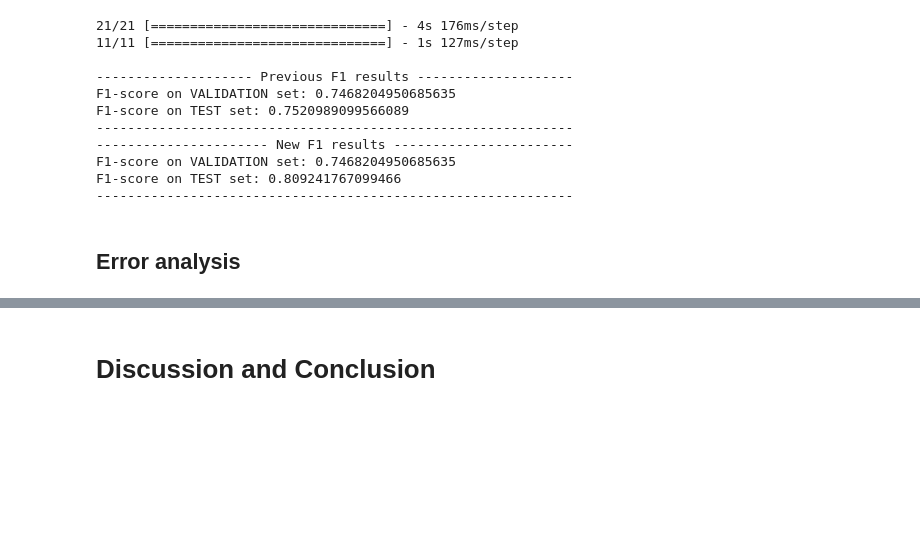
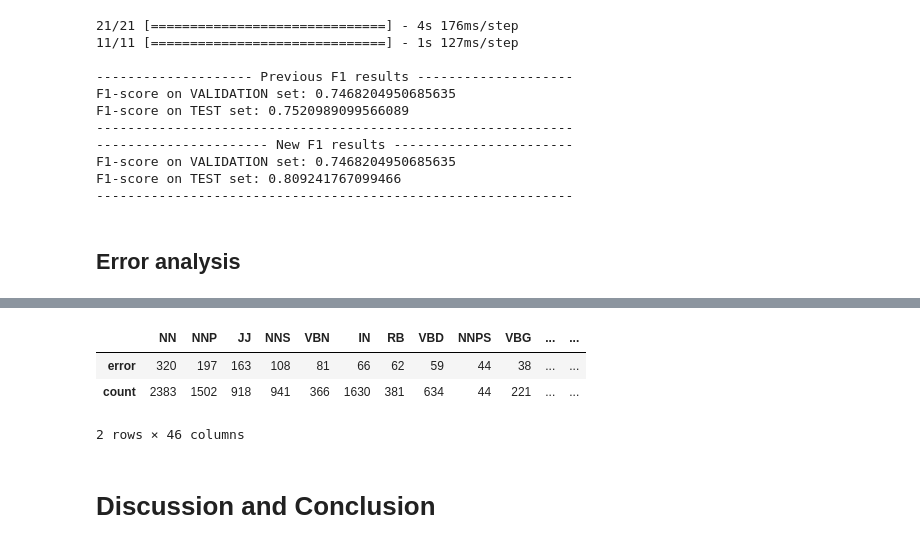
Before and after one commit to matteoperiani2/pos_tag_rnns, a Jupyter notebook: assignment1.ipynb, the cells around one changed output, grey strips where cells are left out. Saved outputs shown, nothing was run; the diff lists cells and outputs as text; code cells hidden in the pictures; blank space fills up the shorter version.

```diff
--- a/assignment1.ipynb
+++ b/assignment1.ipynb
@@ -1599,3 +1648,23 @@ print(y_test_true_no_pad[0])
+# %%
+tag_presence = Counter({idx: 0 for idx in tag_tokenizer.idx_to_word.keys()})
+
+for y in y_true:
+    c = Counter(y)
+    tag_presence.update(c)
+
+tag_presence = dict(tag_presence)
+tag_presence = pd.DataFrame(dict((tag_tokenizer.idx_to_word[key], value) for (key,value) in tag_presence.items()), index=["count"])
+# %%
+tag_errors["type"] = "error"
+tag_presence["type"] = "presence"
+
+compared_df = pd.concat([tag_errors, tag_presence])
+compared_df
+# %% [output]
+|  | NN | NNP | JJ | NNS | VBN | IN | RB | VBD | NNPS | VBG | ... | ... |
+| error | 320 | 197 | 163 | 108 | 81 | 66 | 62 | 59 | 44 | 38 | ... | ... |
+| count | 2383 | 1502 | 918 | 941 | 366 | 1630 | 381 | 634 | 44 | 221 | ... | ... |
+2 rows × 46 columns
 # %% [markdown]
 # Discussion and Conclusion
 # %% [markdown]
```
Also changed, not shown: parts of 11 cells of this notebook, 2 other files.
